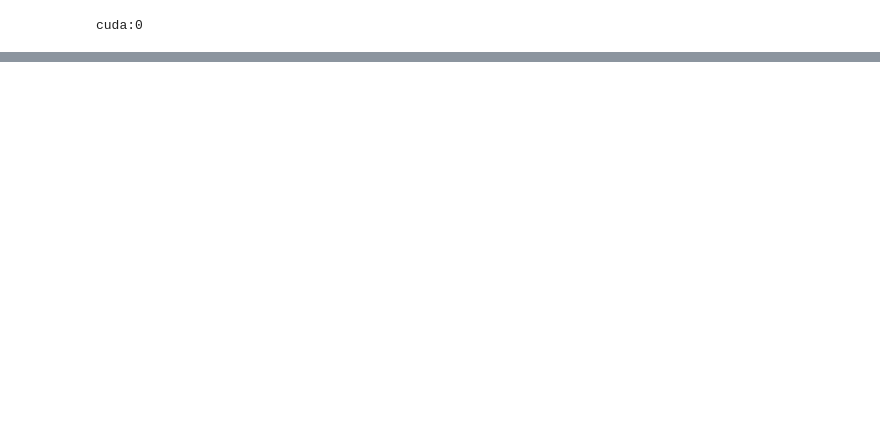
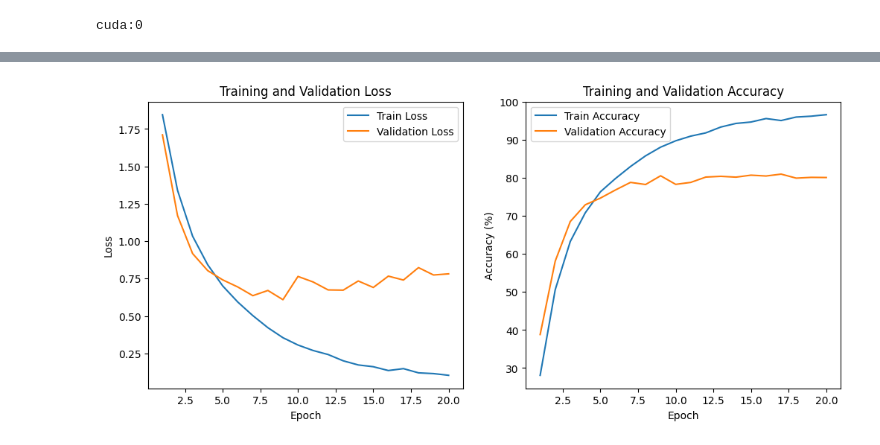
Before and after one commit to Xionghz/DLA2, a Jupyter notebook: Assignment2.ipynb, the cells around one changed output, grey strips where cells are left out. Cells and saved outputs as stored; diff of their text form; code cells hidden in the pictures; blank space fills up the shorter version.

Commit message:
add function to train and plot and test the model add 4 experiments on vgg16

```diff
--- a/Assignment2.ipynb
+++ b/Assignment2.ipynb
@@ -10,16 +12,26 @@ from torchvision import models
 # %%
 #load cifar10
+transform_train = transforms.Compose([
+    transforms.ToTensor(),
+    transforms.RandomCrop(32, padding=4),
+    transforms.RandomHorizontalFlip(),
+    transforms.Normalize((0.4914, 0.4822, 0.4465), (0.2023, 0.1994, 0.2010))
+
+])
 transform = transforms.Compose([
     transforms.ToTensor(),
     transforms.Normalize((0.4914, 0.4822, 0.4465), (0.2023, 0.1994, 0.2010))
+
 ])
 
 #train validation set
-trainval = torchvision.datasets.CIFAR10(root='./data', train=True, download=True, transform=transform)
+trainval = torchvision.datasets.CIFAR10(root='./data', train=True, download=True, transform=transform_train)
 #split trainval into trainset and valset
 trainset,valset = torch.utils.data.random_split(trainval, [0.9, 0.1])
 #trainloader and valloader
 trainloader = torch.utils.data.DataLoader(trainset, batch_size=64, shuffle=True, num_workers=0)
+trainloader2 = torch.utils.data.DataLoader(trainset, batch_size=32, shuffle=True, num_workers=0)
+
 valloader = torch.utils.data.DataLoader(valset, batch_size=4, shuffle=True, num_workers=0)
 #test set
 testset = trainval = torchvision.datasets.CIFAR10(root='./data', train=False, download=True, transform=transform)
@@ -64,22 +155,3 @@ VGG(
 # %%
 criterion = nn.CrossEntropyLoss()
 optimizer = optim.SGD(model_vgg16.parameters(), lr=0.01, momentum=0.9, weight_decay=5e-4)
-# %%
-num_epochs = 20
-for epoch in range(num_epochs):  #
-    model_vgg16.train()
-    running_loss = 0.0
-    for i, (inputs, labels) in enumerate(trainloader):
-        inputs, labels = inputs.to(device), labels.to(device)
-
-        optimizer.zero_grad()
-
-        outputs = model_vgg16(inputs)
-        loss = criterion(outputs, labels)
-
-        loss.backward()
-        optimizer.step()
-
-        running_loss += loss.item()
-
-    print(f"Epoch [{epoch+1}/{num_epochs}], Loss: {running_loss / len(trainloader)}")
@@ -106,0 +158,3 @@ Epoch [20/20], Loss: 0.10093225305436962
+# %%
+train_plot(20,model_vgg16,criterion,optimizer,trainloader,valloader)
+# %% [output]
@@ -107,3 +178,4 @@ Epoch [20/20], Loss: 0.10093225305436962
+[figure, added]
 # %%
 model_vgg16.eval()
 correct = 0
```
Also changed, not shown: parts of 23 cells of this notebook.
